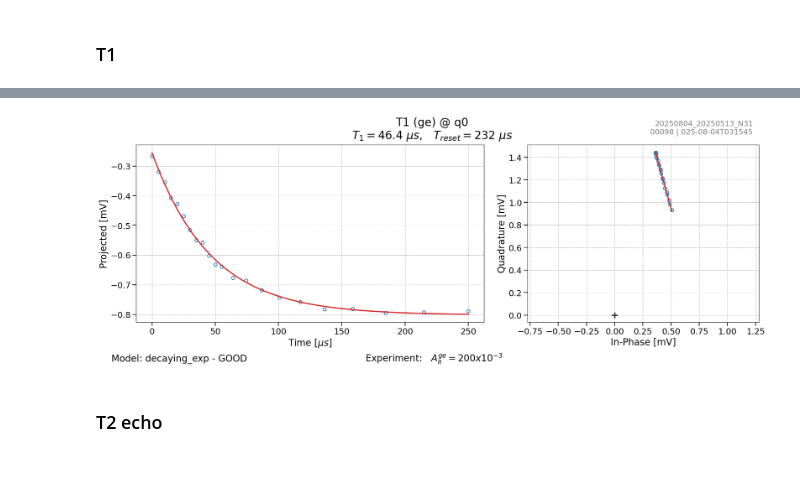
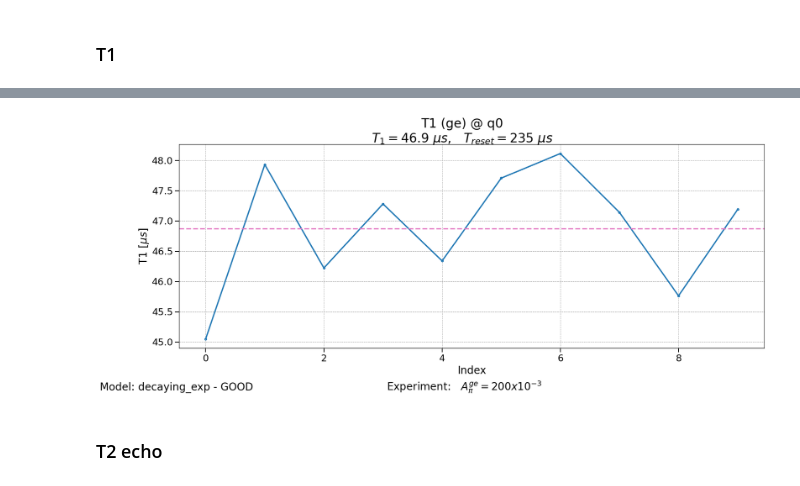
Before and after one commit to SQIL-EPFL/sqil-experiments, a Jupyter notebook: sqil_experiments/measurements/measure.ipynb, the cells around one changed output, grey strips where cells are left out. Saved outputs shown, nothing was run; the diff lists cells and outputs as text; code cells hidden in the pictures.

Commit message:
[T1] index plot [wip]

```diff
--- a/sqil_experiments/measurements/measure.ipynb
+++ b/sqil_experiments/measurements/measure.ipynb
@@ -202,6 +202,7 @@ options.count = 2**11
 T1_exp = T1()
 result = T1_exp.run(
     [time],
+    sweeps={"index": np.arange(10)},
     options=options,
 )
 # %% [output]
@@ -236,4 +235,4 @@ result = T1_exp.run(
-[figure, old version]
+[figure, new version]
 # %% [markdown]
 ### T2 echo
 # %%
```
Also changed, not shown: parts of 4 cells of this notebook, 1 other file.
